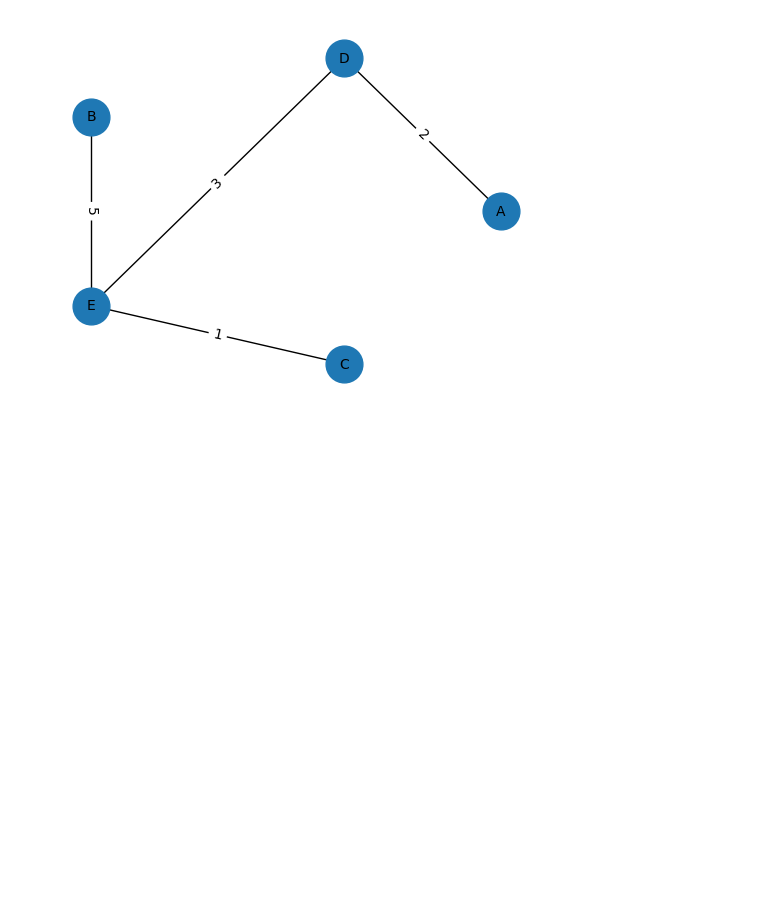
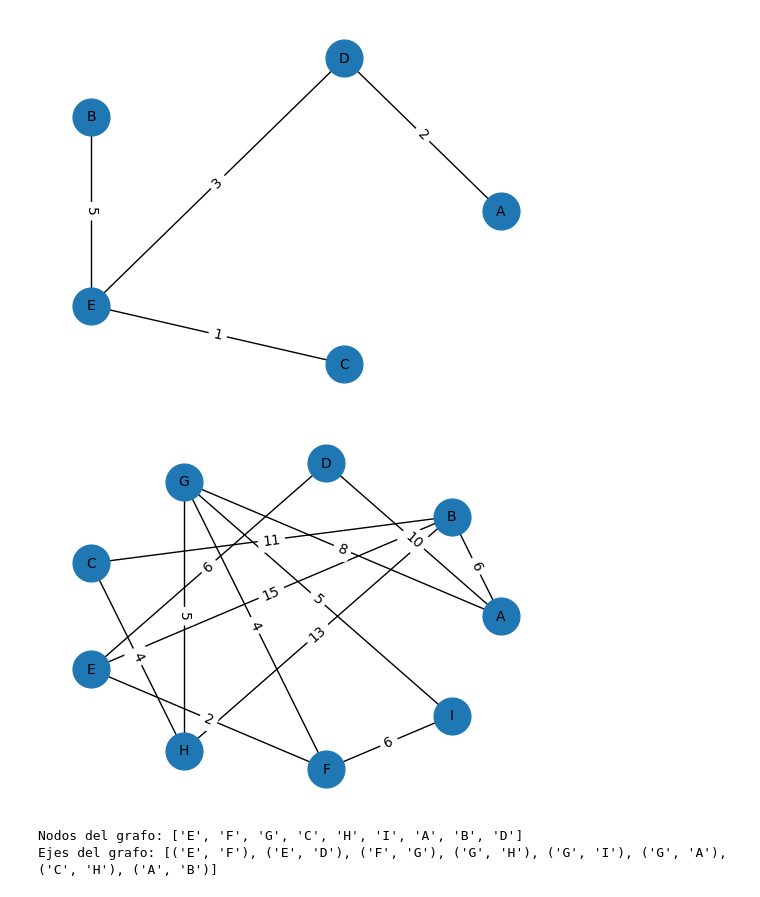
Before and after one commit to daniel7731/algoritmica-avanzada-nur-2024, a Jupyter notebook: algoritmovoraces/05-Kruskal.ipynb, the cells around one changed output. Saved outputs shown, nothing was run; the diff lists cells and outputs as text; code cells hidden in the pictures; blank space fills up the shorter version.

```diff
--- a/algoritmovoraces/05-Kruskal.ipynb
+++ b/algoritmovoraces/05-Kruskal.ipynb
@@ -201,3 +201,40 @@ plt.axis('off')
 plt.show()
 # %% [output]
 [figure]
+# %%
+G3 = nx.Graph()
+G3.add_edges_from([('A', 'B', {'weight': 6}),
+                   ('A', 'D', {'weight': 10}),
+                   ('A', 'G', {'weight': 8}),
+                   ('B', 'C', {'weight': 11}),
+                   ('B', 'E',  {'weight': 15}),
+                   ('B', 'H',  {'weight': 13}),
+                   ('C', 'H',  {'weight': 4}),
+                   ('D', 'E',  {'weight': 6}),
+                   ('E', 'F',  {'weight': 2}),
+                   ('F', 'I',  {'weight': 6}),
+                   ('G', 'H',  {'weight': 5}),
+                   ('G', 'F',  {'weight': 4}),
+                   ('G', 'I',  {'weight': 5}),
+                   ])
+
+# Get edge weights and labels
+edge_labels = nx.get_edge_attributes(G3, 'weight')
+
+# Create a spring layout for positions
+pos = nx.circular_layout(G3)
+
+# Draw nodes and edges
+nx.draw_networkx_nodes(G3, pos, node_size=700)
+nx.draw_networkx_edges(G3, pos, width=1)
+
+nx.draw_networkx_labels(G3, pos, font_size=10,
+ font_family='sans-serif')
+
+# Draw edge labels
+nx.draw_networkx_edge_labels(G3, pos, edge_labels=edge_labels)
+
+plt.axis('off')
+plt.show()
+# %% [output]
+[figure, added]
@@ -203,0 +243,6 @@ plt.show()
+# %%
+print(f"Nodos del grafo: {mst.nodes}")
+print(f"Ejes del grafo: {mst.edges}")
+# %% [output]
+Nodos del grafo: ['E', 'F', 'G', 'C', 'H', 'I', 'A', 'B', 'D']
+Ejes del grafo: [('E', 'F'), ('E', 'D'), ('F', 'G'), ('G', 'H'), ('G', 'I'), ('G', 'A'), ('C', 'H'), ('A', 'B')]
```
Also changed, not shown: parts of 3 cells of this notebook, 4 other files.
